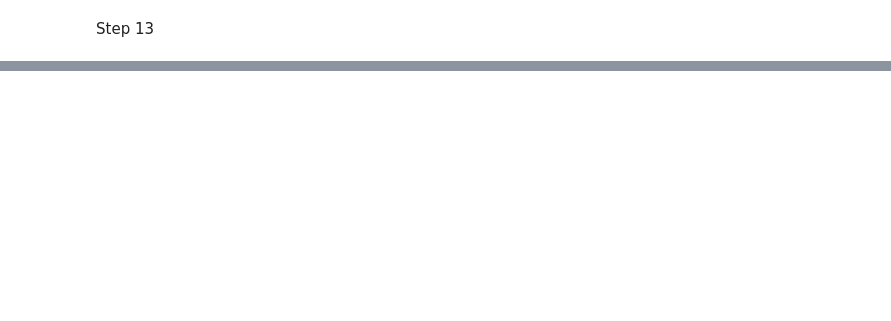
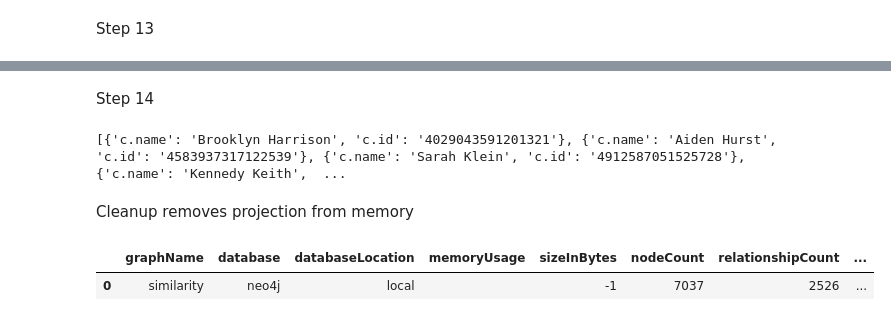
Before and after one commit to KPalabon/Assignment_3_350, a Jupyter notebook: Assignment3.ipynb, the cells around one changed output, grey strips where cells are left out. Saved outputs shown, nothing was run; the diff lists cells and outputs as text; code cells hidden in the pictures; blank space fills up the shorter version.

Commit message:
Updated notebook. Step 14 complete

```diff
--- a/Assignment3.ipynb
+++ b/Assignment3.ipynb
@@ -224,0 +262,2 @@ gds.run_cypher(high_enough)
+# %% [markdown]
+Step 14
@@ -224,0 +276,14 @@ gds.run_cypher(high_enough)
+# %%
+with driver.session() as session:
+    result = session.run(get_fraudsters_query)
+    print(result.data())
+# %% [output]
+[{'c.name': 'Brooklyn Harrison', 'c.id': '4029043591201321'}, {'c.name': 'Aiden Hurst', 'c.id': '4583937317122539'}, {'c.name': 'Sarah Klein', 'c.id': '4912587051525728'}, {'c.name': 'Kennedy Keith',  ...
+# %% [markdown]
+Cleanup removes projection from memory
+# %%
+gds.run_cypher('''CALL gds.graph.drop('clientClusters', false)''')
+gds.run_cypher('''CALL gds.graph.drop('similarity', false)''')
+# %% [output]
+|  | graphName | database | databaseLocation | memoryUsage | sizeInBytes | nodeCount | relationshipCount | ... |
+| 0 | similarity | neo4j | local |  | -1 | 7037 | 2526 | ... |
```
Also changed, not shown: parts of 13 cells of this notebook.
